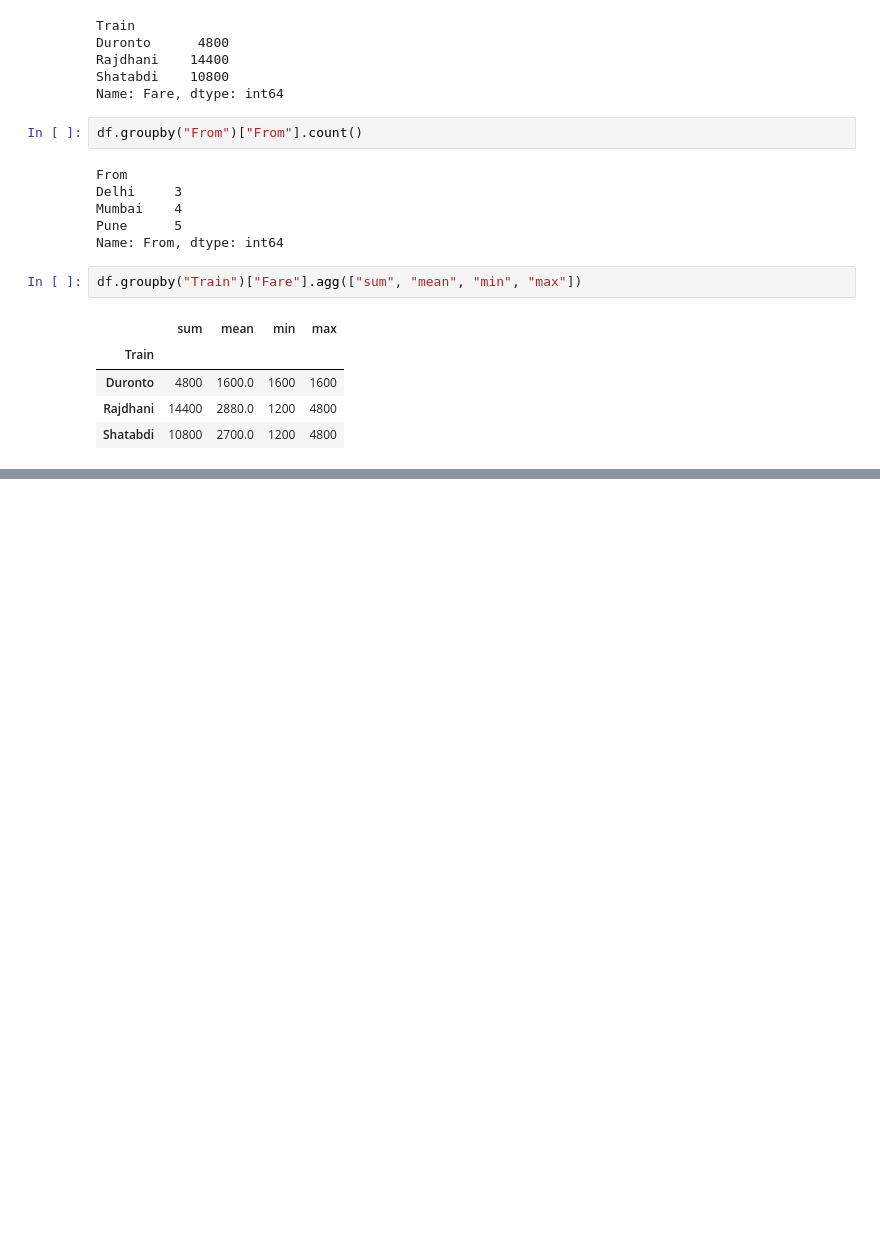
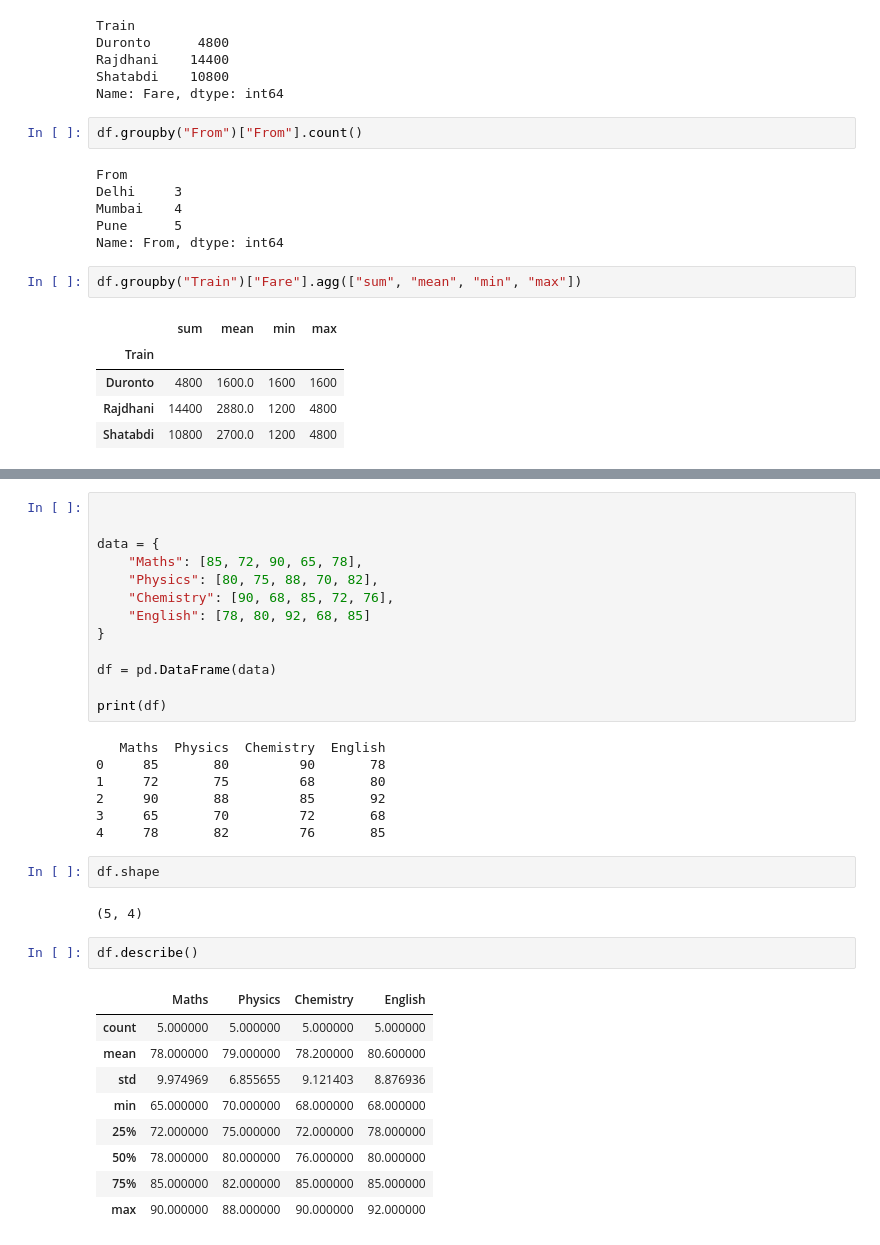
Before and after one commit to pamithkodekal/Python, a Jupyter notebook: pandasNotebook/Pandas.ipynb, the cells around one changed output, grey strips where cells are left out. Cells and saved outputs as stored; diff of their text form; blank space fills up the shorter version.

```diff
--- a/pandasNotebook/Pandas.ipynb
+++ b/pandasNotebook/Pandas.ipynb
@@ -677,0 +715,36 @@ Sneha     51666.666667
+# %%
+
+
+data = {
+    "Maths": [85, 72, 90, 65, 78],
+    "Physics": [80, 75, 88, 70, 82],
+    "Chemistry": [90, 68, 85, 72, 76],
+    "English": [78, 80, 92, 68, 85]
+}
+
+df = pd.DataFrame(data)
+
+print(df)
+# %% [output]
+   Maths  Physics  Chemistry  English
+0     85       80         90       78
+1     72       75         68       80
+2     90       88         85       92
+3     65       70         72       68
+4     78       82         76       85
+# %%
+df.shape
+# %% [output]
+(5, 4)
+# %%
+df.describe()
+# %% [output]
+|  | Maths | Physics | Chemistry | English |
+| count | 5.000000 | 5.000000 | 5.000000 | 5.000000 |
+| mean | 78.000000 | 79.000000 | 78.200000 | 80.600000 |
+| std | 9.974969 | 6.855655 | 9.121403 | 8.876936 |
+| min | 65.000000 | 70.000000 | 68.000000 | 68.000000 |
+| 25% | 72.000000 | 75.000000 | 72.000000 | 78.000000 |
+| 50% | 78.000000 | 80.000000 | 76.000000 | 80.000000 |
+| 75% | 85.000000 | 82.000000 | 85.000000 | 85.000000 |
+| max | 90.000000 | 88.000000 | 90.000000 | 92.000000 |
```
Also changed, not shown: parts of 13 cells of this notebook.
